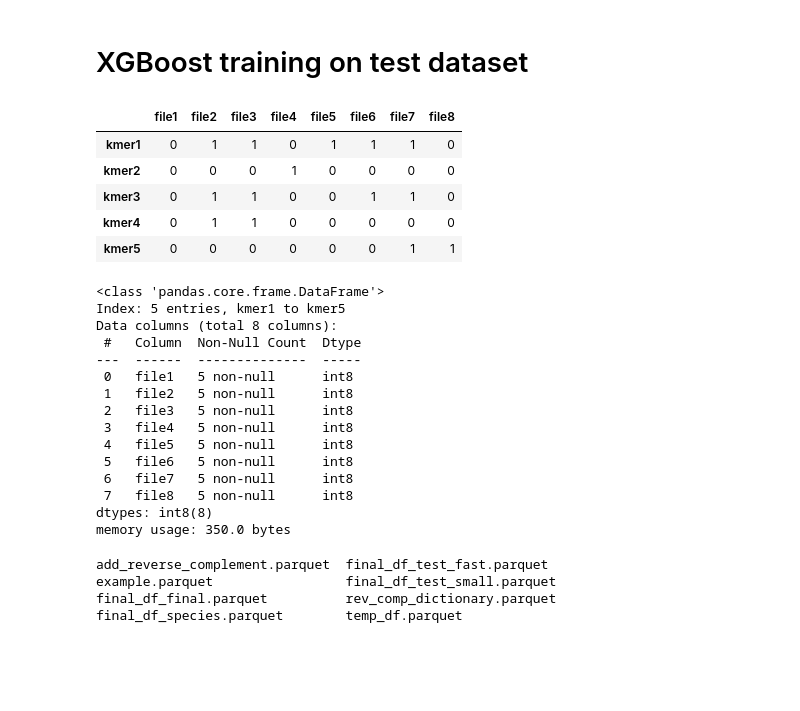
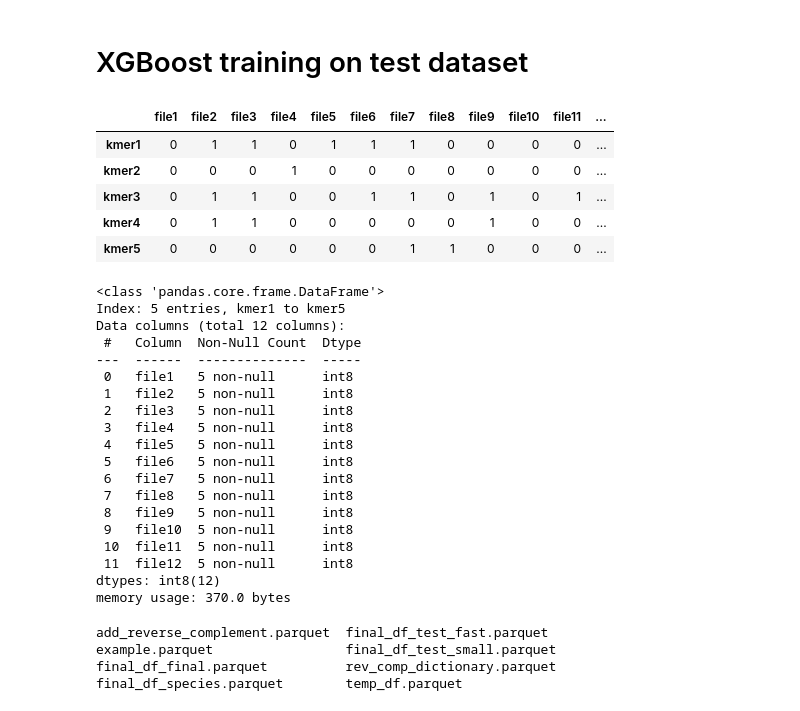
Before and after one commit to ComputationalPathogens/acheron, a Jupyter notebook: acheron/analysis.ipynb, the cells around one changed output. Cells and saved outputs as stored; diff of their text form; code cells hidden in the pictures; blank space fills up the shorter version.

```diff
--- a/acheron/analysis.ipynb
+++ b/acheron/analysis.ipynb
@@ -797,13 +798,13 @@ from sklearn.model_selection import (
 # %%
 # create test dataset
-data = pd.DataFrame([[0,1,1,0,1,1,1,0], [0,0,0,1,0,0,0,0], [0,1,1,0,0,1,1,0], [0,1,1,0,0,0,0,0],[0,0,0,0,0,0,1,1]],
-                    columns = ["file1", "file2",'file3','file4','file5','file6','file7','file8'],
+data = pd.DataFrame([[0,1,1,0,1,1,1,0,0,0,0,0], [0,0,0,1,0,0,0,0,0,0,0,0], [0,1,1,0,0,1,1,0,1,0,1,0], [0,1,1,0,0,0,0,0,1,0,0,0],[0,0,0,0,0,0,1,1,0,0,0,0]],
+                    columns = ["file1", "file2",'file3','file4','file5','file6','file7','file8','file9','file10','file11','file12'],
                    index = ['kmer1','kmer2','kmer3','kmer4','kmer5'],dtype = np.int8)
 data
 # %% [output]
-|  | file1 | file2 | file3 | file4 | file5 | file6 | file7 | file8 |
-| kmer1 | 0 | 1 | 1 | 0 | 1 | 1 | 1 | 0 |
-| kmer2 | 0 | 0 | 0 | 1 | 0 | 0 | 0 | 0 |
-| kmer3 | 0 | 1 | 1 | 0 | 0 | 1 | 1 | 0 |
-| kmer4 | 0 | 1 | 1 | 0 | 0 | 0 | 0 | 0 |
-| kmer5 | 0 | 0 | 0 | 0 | 0 | 0 | 1 | 1 |
+|  | file1 | file2 | file3 | file4 | file5 | file6 | file7 | file8 | file9 | file10 | file11 | ... |
+| kmer1 | 0 | 1 | 1 | 0 | 1 | 1 | 1 | 0 | 0 | 0 | 0 | ... |
+| kmer2 | 0 | 0 | 0 | 1 | 0 | 0 | 0 | 0 | 0 | 0 | 0 | ... |
+| kmer3 | 0 | 1 | 1 | 0 | 0 | 1 | 1 | 0 | 1 | 0 | 1 | ... |
+| kmer4 | 0 | 1 | 1 | 0 | 0 | 0 | 0 | 0 | 1 | 0 | 0 | ... |
+| kmer5 | 0 | 0 | 0 | 0 | 0 | 0 | 1 | 1 | 0 | 0 | 0 | ... |
@@ -812,7 +815,7 @@ data.info(memory_usage="deep")
 # %% [output]
 <class 'pandas.core.frame.DataFrame'>
 Index: 5 entries, kmer1 to kmer5
-Data columns (total 8 columns):
+Data columns (total 12 columns):
  #   Column  Non-Null Count  Dtype
 ---  ------  --------------  -----
  0   file1   5 non-null      int8
@@ -823,8 +826,12 @@ Data columns (total 8 columns):
  5   file6   5 non-null      int8
  6   file7   5 non-null      int8
  7   file8   5 non-null      int8
-dtypes: int8(8)
-memory usage: 350.0 bytes
+ 8   file9   5 non-null      int8
+ 9   file10  5 non-null      int8
+ 10  file11  5 non-null      int8
+ 11  file12  5 non-null      int8
+dtypes: int8(12)
+memory usage: 370.0 bytes
 # %%
 table = pa.Table.from_pandas(data)
 pq.write_table(table, 'temp_df.parquet')
```
Also changed, not shown: parts of 14 cells of this notebook.
